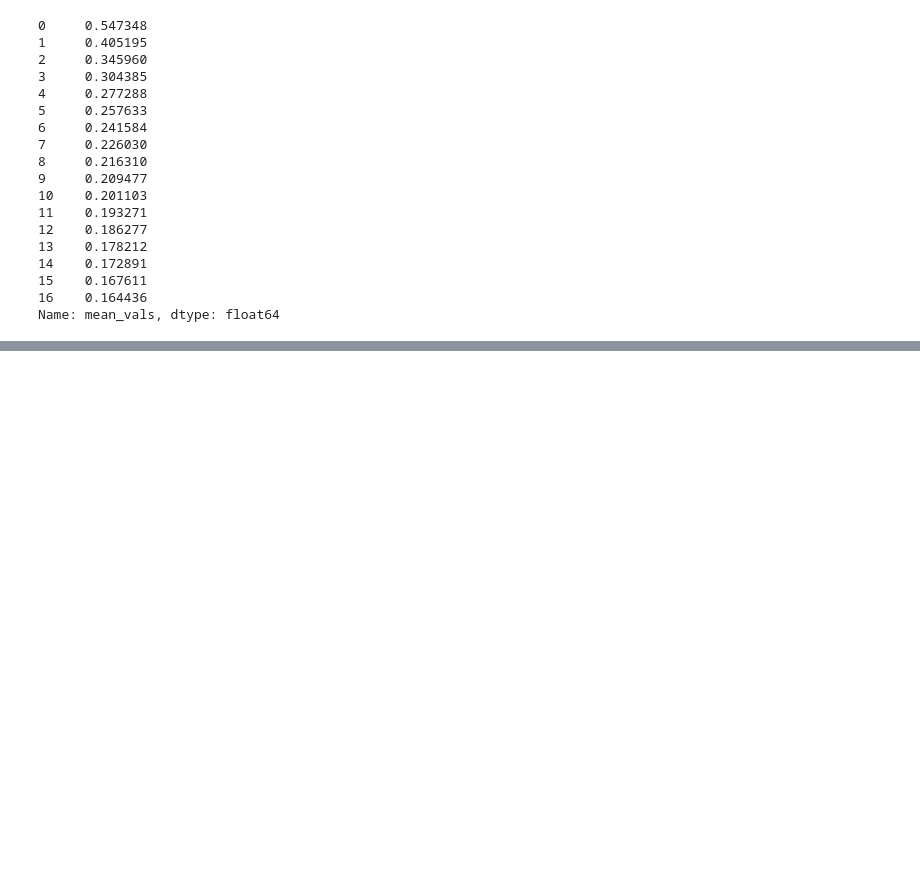
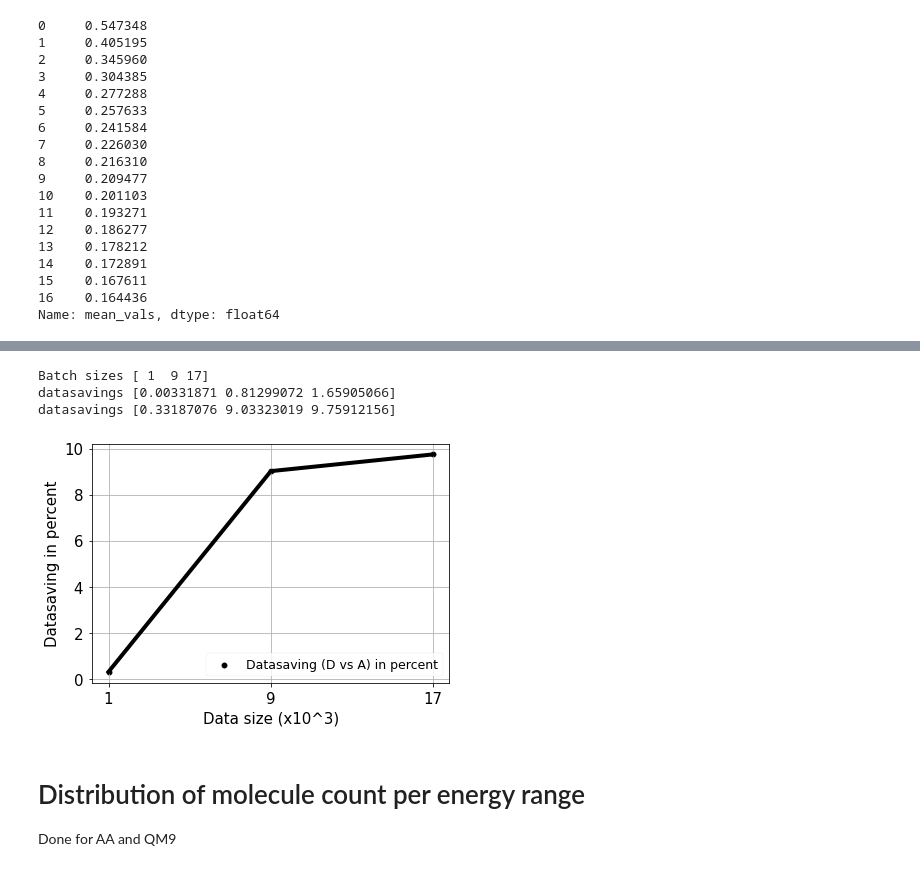
Before and after one commit to kunalghosh/Multi_Fidelity_Prediction_GP, a Jupyter notebook: mfgp/task1_new/puhti_runs/MakePlots.ipynb, the cells around one changed output, grey strips where cells are left out. Cells and saved outputs as stored; diff of their text form; code cells hidden in the pictures; blank space fills up the shorter version.

```diff
--- a/mfgp/task1_new/puhti_runs/MakePlots.ipynb
+++ b/mfgp/task1_new/puhti_runs/MakePlots.ipynb
@@ -34,0 +233,24 @@ Name: mean_vals, dtype: float64
+# %%
+data_saving = np.array(data_saving)
+batch_sizes = np.array(batch_sizes)
+print(f"Batch sizes {batch_sizes}")
+savings_in_percent = 100 * data_saving / batch_sizes
+print(f"datasavings {data_saving}")
+plt.plot(batch_sizes, savings_in_percent, color="k")
+print(f"datasavings {savings_in_percent}")
+plt.scatter(batch_sizes, savings_in_percent, color="k", label="Datasaving (D vs A) in percent")
+plt.xscale("linear")
+plt.legend()
+plt.xticks(batch_sizes)
+plt.xlabel("Data size (x10^3)")
+plt.ylabel("Datasaving in percent")
+plt.grid()
+# %% [output]
+Batch sizes [ 1  9 17]
+datasavings [0.00331871 0.81299072 1.65905066]
+datasavings [0.33187076 9.03323019 9.75912156]
+[figure, added]
+# %% [markdown]
+# Distribution of molecule count per energy range
+
+Done for AA and QM9
```
Also changed, not shown: parts of 18 cells of this notebook, 4 other files.
